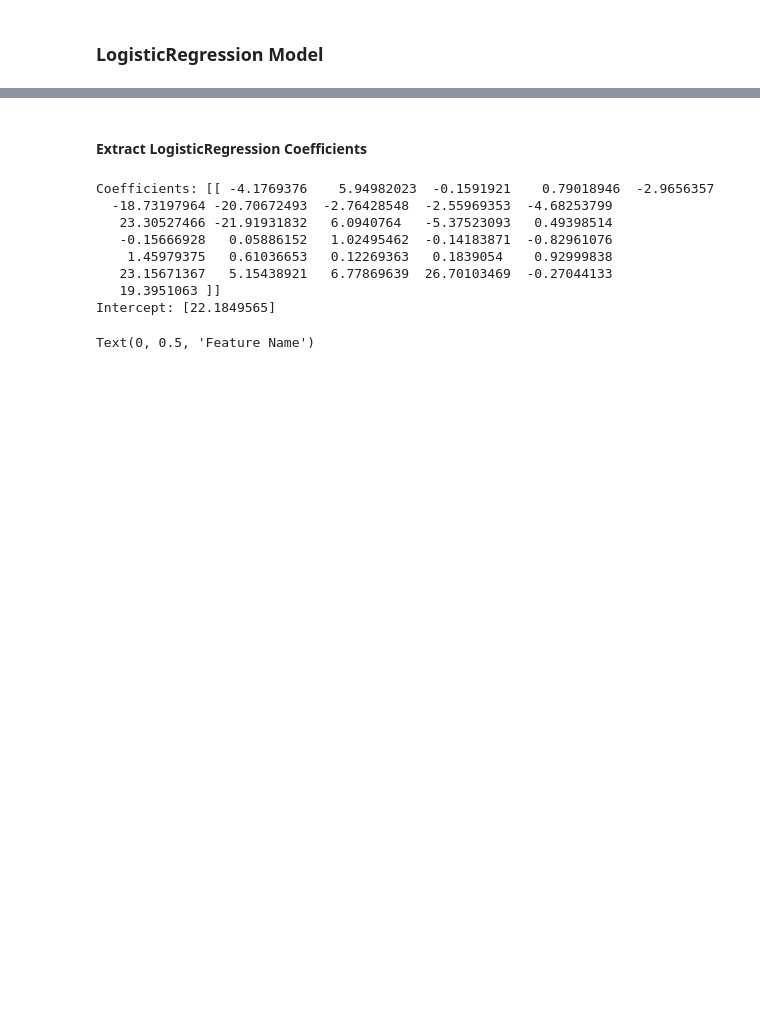
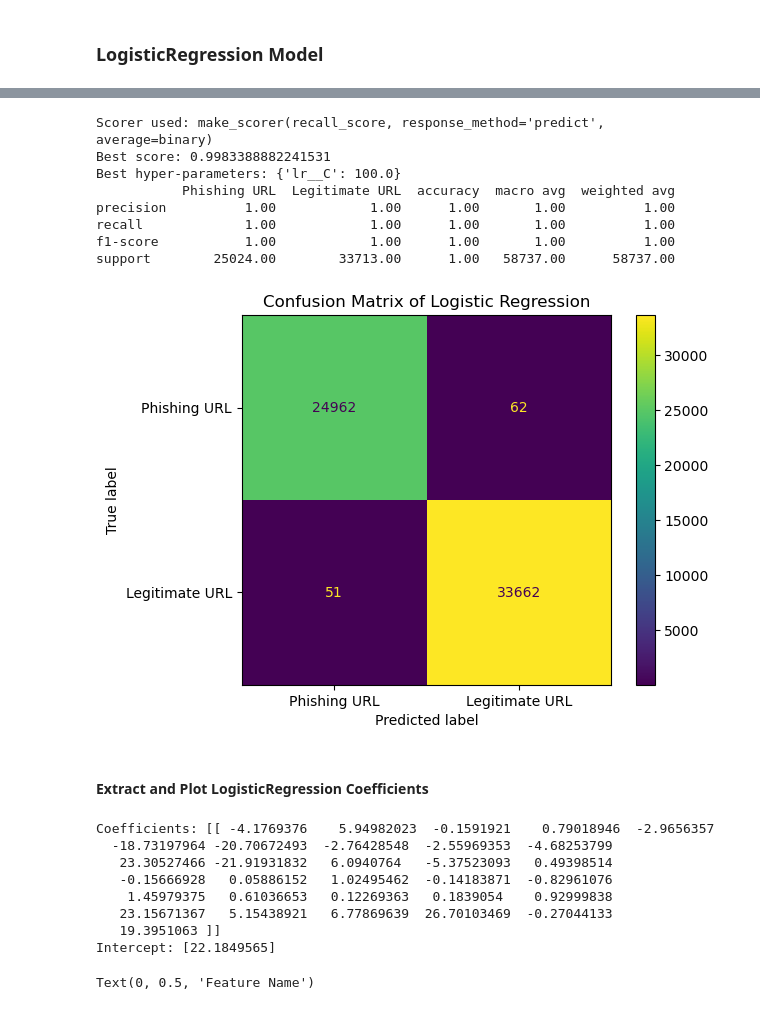
Before and after one commit to outdegree/BH-PCMLAI-Capstone-Project, a Jupyter notebook: capstone.ipynb, the cells around one changed output, grey strips where cells are left out. Drawn from its saved outputs; the diff is of its cells as text; code cells hidden in the pictures; blank space fills up the shorter version.

```diff
--- a/capstone.ipynb
+++ b/capstone.ipynb
@@ -712,5 +699,17 @@ cv_search.best_params_
+# %%
+show_report_and_confusion_matrix(cv_search, 'Logistic Regression')
+# %% [output]
+Scorer used: make_scorer(recall_score, response_method='predict', average=binary)
+Best score: 0.9983388882241531
+Best hyper-parameters: {'lr__C': 100.0}
+           Phishing URL  Legitimate URL  accuracy  macro avg  weighted avg
+precision          1.00            1.00      1.00       1.00          1.00
+recall             1.00            1.00      1.00       1.00          1.00
+f1-score           1.00            1.00      1.00       1.00          1.00
+support        25024.00        33713.00      1.00   58737.00      58737.00
+[figure, added]
 # %% [markdown]
-#### Extract LogisticRegression Coefficients
+#### Extract and Plot LogisticRegression Coefficients
 # %%
 lr = cv_search.best_estimator_.named_steps['lr']
 coefficients = lr.coef_
```
Also changed, not shown: parts of 44 cells of this notebook.
